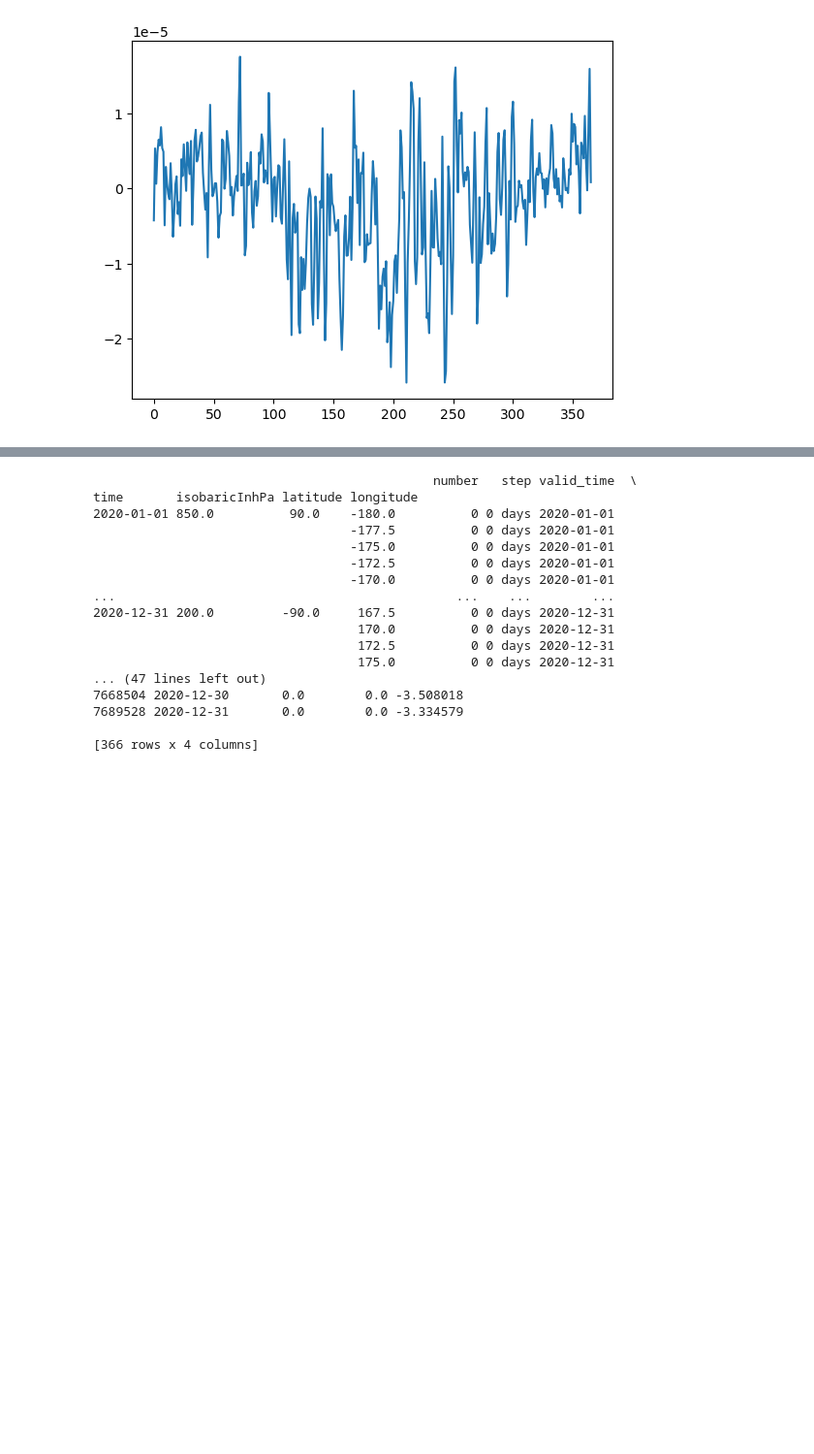
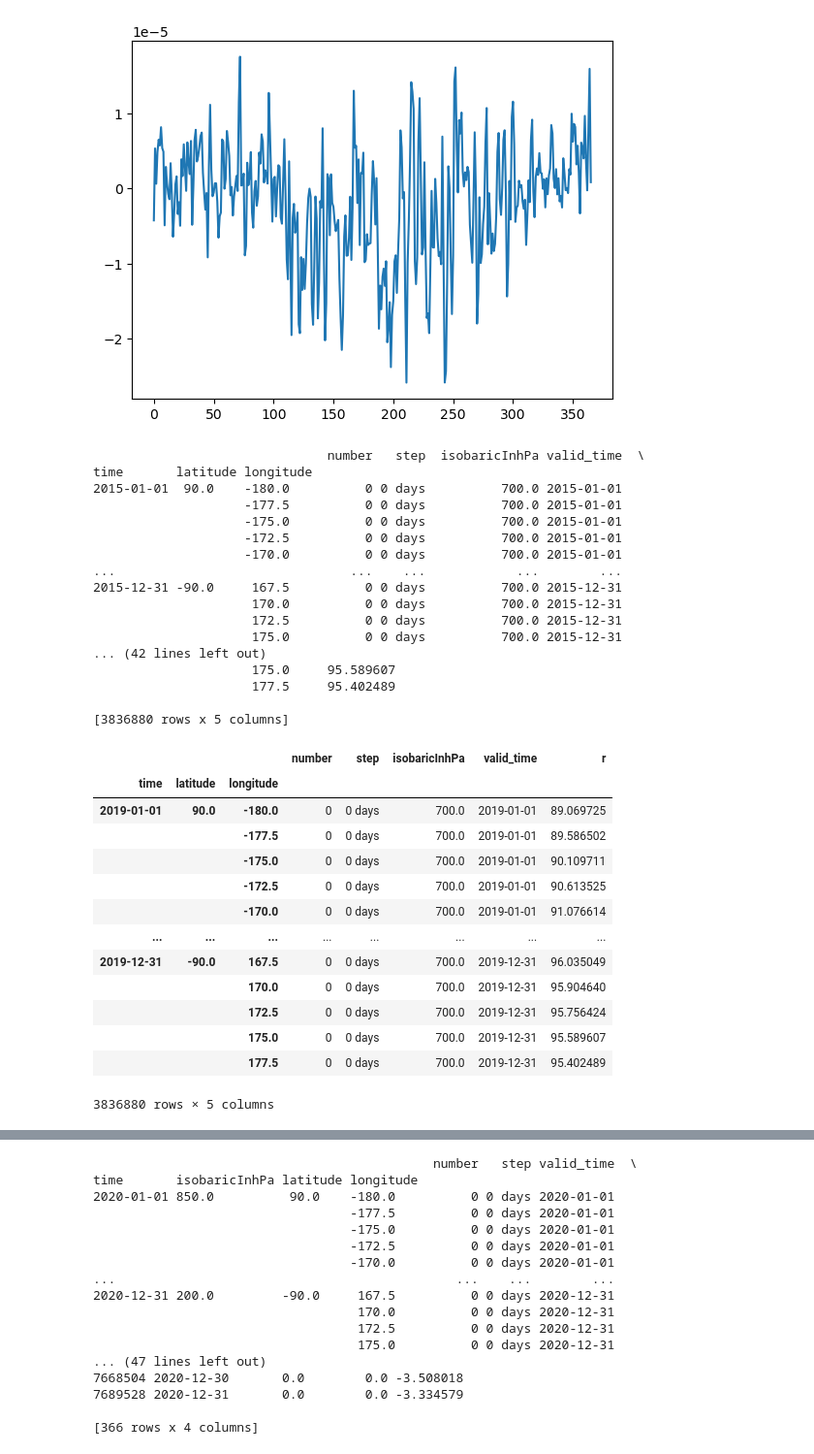
Before and after one commit to PaoloBonettiPolimi/TC, a Jupyter notebook: Paolo/notebooks/2) New Data TC.ipynb, the cells around one changed output, grey strips where cells are left out. Shown: that part at 97% size. Saved outputs shown, nothing was run; the diff lists cells and outputs as text; code cells hidden in the pictures; blank space fills up the shorter version.

```diff
--- a/Paolo/notebooks/2) New Data TC.ipynb
+++ b/Paolo/notebooks/2) New Data TC.ipynb
@@ -66,3 +66,51 @@ time       latitude longitude
 
 [366 rows x 4 columns]
 [figure]
+# %%
+def op(path='', eng=None, backed=False, key='', multiple=False, multiple_value=0.0, lat=0, lon=0):
+    if backed==True:
+        ds = xr.open_dataset(path, engine=eng, backend_kwargs={'filter_by_keys': {'shortName': key}})
+    else: ds = xr.open_dataset(path, engine=eng)
+
+    gpi_bidim = ds.to_dataframe()
+    #gpi_bidim = gpi_bidim.reset_index()
+    print(gpi_bidim)
+    #gpi_bidim = gpi_bidim.loc[gpi_bidim.isobaricInhPa==200]
+    return gpi_bidim
+df_2015 = op(path="/Users/paolo/Documents/TC_old/data/data_new_samples/20150101_20151231.grb", eng='cfgrib', backed=True, key='r')
+df = op(path="/Users/paolo/Documents/TC_old/data/data_new_samples/20190101_20191231.grb", eng='cfgrib', backed=True, key='r')
+
+#df = op(path="/Users/paolo/Documents/TC_old/data/data_new_samples/2d_sst_trop_20150101_20151231.grb", eng='cfgrib', backed=False)
+df
+# %% [output]
+                               number   step  isobaricInhPa valid_time  \
+time       latitude longitude
+2015-01-01  90.0    -180.0          0 0 days          700.0 2015-01-01
+                    -177.5          0 0 days          700.0 2015-01-01
+                    -175.0          0 0 days          700.0 2015-01-01
+                    -172.5          0 0 days          700.0 2015-01-01
+                    -170.0          0 0 days          700.0 2015-01-01
+...                               ...    ...            ...        ...
+2015-12-31 -90.0     167.5          0 0 days          700.0 2015-12-31
+                     170.0          0 0 days          700.0 2015-12-31
+                     172.5          0 0 days          700.0 2015-12-31
+                     175.0          0 0 days          700.0 2015-12-31
+... (42 lines left out)
+                     175.0     95.589607
+                     177.5     95.402489
+
+[3836880 rows x 5 columns]
+|  |  |  | number | step | isobaricInhPa | valid_time | r |
+| time | latitude | longitude |  |  |  |  |  |
+| 2019-01-01 | 90.0 | -180.0 | 0 | 0 days | 700.0 | 2019-01-01 | 89.069725 |
+|  |  | -177.5 | 0 | 0 days | 700.0 | 2019-01-01 | 89.586502 |
+|  |  | -175.0 | 0 | 0 days | 700.0 | 2019-01-01 | 90.109711 |
+|  |  | -172.5 | 0 | 0 days | 700.0 | 2019-01-01 | 90.613525 |
+|  |  | -170.0 | 0 | 0 days | 700.0 | 2019-01-01 | 91.076614 |
+| ... | ... | ... | ... | ... | ... | ... | ... |
+| 2019-12-31 | -90.0 | 167.5 | 0 | 0 days | 700.0 | 2019-12-31 | 96.035049 |
+|  |  | 170.0 | 0 | 0 days | 700.0 | 2019-12-31 | 95.904640 |
+|  |  | 172.5 | 0 | 0 days | 700.0 | 2019-12-31 | 95.756424 |
+|  |  | 175.0 | 0 | 0 days | 700.0 | 2019-12-31 | 95.589607 |
+|  |  | 177.5 | 0 | 0 days | 700.0 | 2019-12-31 | 95.402489 |
+3836880 rows × 5 columns
```
Also changed, not shown: parts of 3 cells of this notebook, 15 other files.
